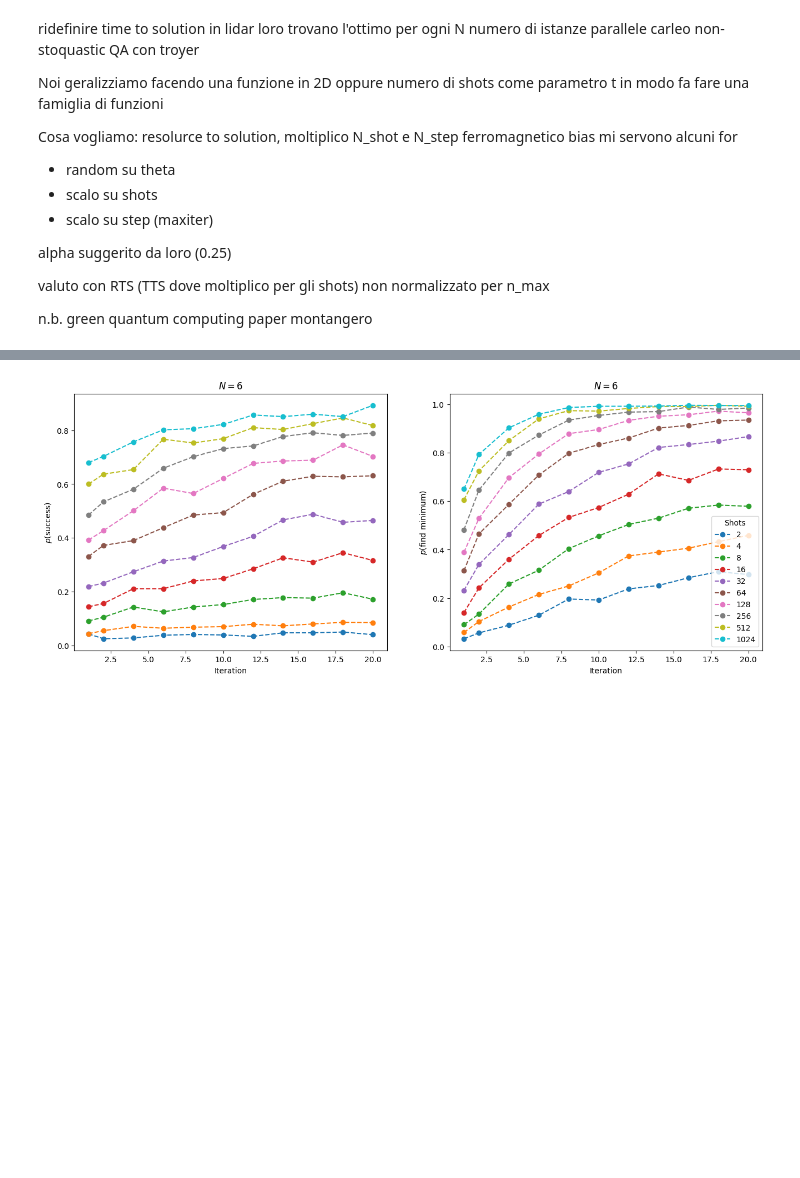
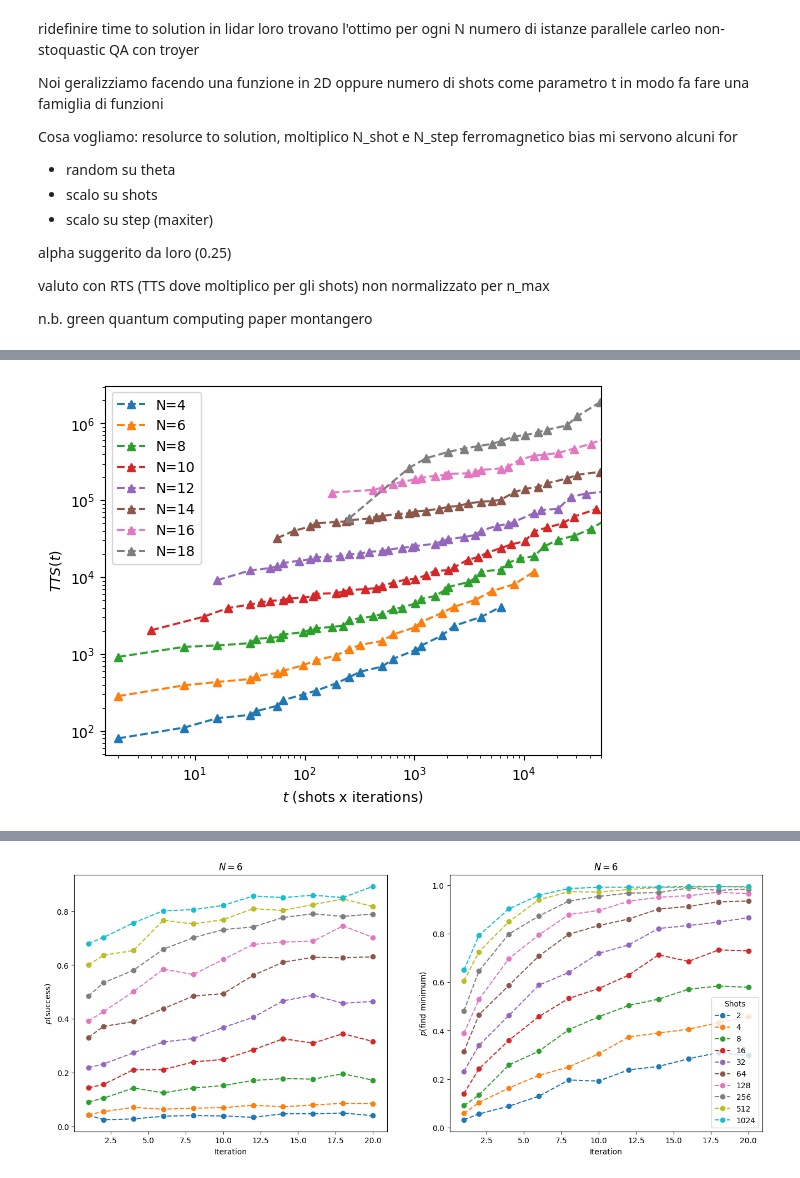
Before and after one commit to gscriva/cvar-opt, a Jupyter notebook: my_vqe.ipynb, the cells around one changed output, grey strips where cells are left out. Saved outputs shown, nothing was run; the diff lists cells and outputs as text; code cells hidden in the pictures; blank space fills up the shorter version.

```diff
--- a/my_vqe.ipynb
+++ b/my_vqe.ipynb
@@ -139,0 +135,40 @@ for filename in sorted(os.listdir(dir_path)):
+# %%
+def compute_r(p_s, p_d=0.99):
+    rt = np.log(1-p_d)
+    rt /= np.log(1-p_s)
+    return rt
+
+tts_list = []
+for p,t in zip(psucc, ts):
+    p = np.asarray(p)
+    t = np.asarray(t)
+    #print(p.shape,t.shape)
+    mask =  p <= 0.005
+    mask += p == 1.
+    p = np.delete(p, mask)
+    t = np.delete(t, mask)
+     #print(p.shape,t.shape)
+    rt = compute_r(p)
+    tts_list.append(t*rt)
+# %%
+for i, (tts,t) in enumerate(zip(tts_list, ts)):
+    t = np.asarray(t)
+    mask = np.asarray(psucc[i]) <= 0.005
+    mask += np.asarray(psucc[i]) == 1.
+    t = np.delete(t, mask)
+
+    tts_t = np.vstack((t, tts))
+    tts_t = np.sort(tts_t, axis=1)
+    #print(tts_t[:,:10])
+    plt.plot(tts_t[0][::5], tts_t[1][::5], "--^", label=f"N={4+i*2}")
+
+    plt.xscale('log')
+    plt.yscale('log')
+    plt.xlim(1.5,50000)
+    # plt.ylim(1,1000)
+    plt.xlabel(r"$t$ (shots x iterations)")
+    plt.ylabel(r"$TTS(t)$")
+    plt.legend()
+    plt.savefig("TTS-t.png")
+# %% [output]
+[figure, added]
```
Also changed, not shown: parts of 6 cells of this notebook, 1 other file.
